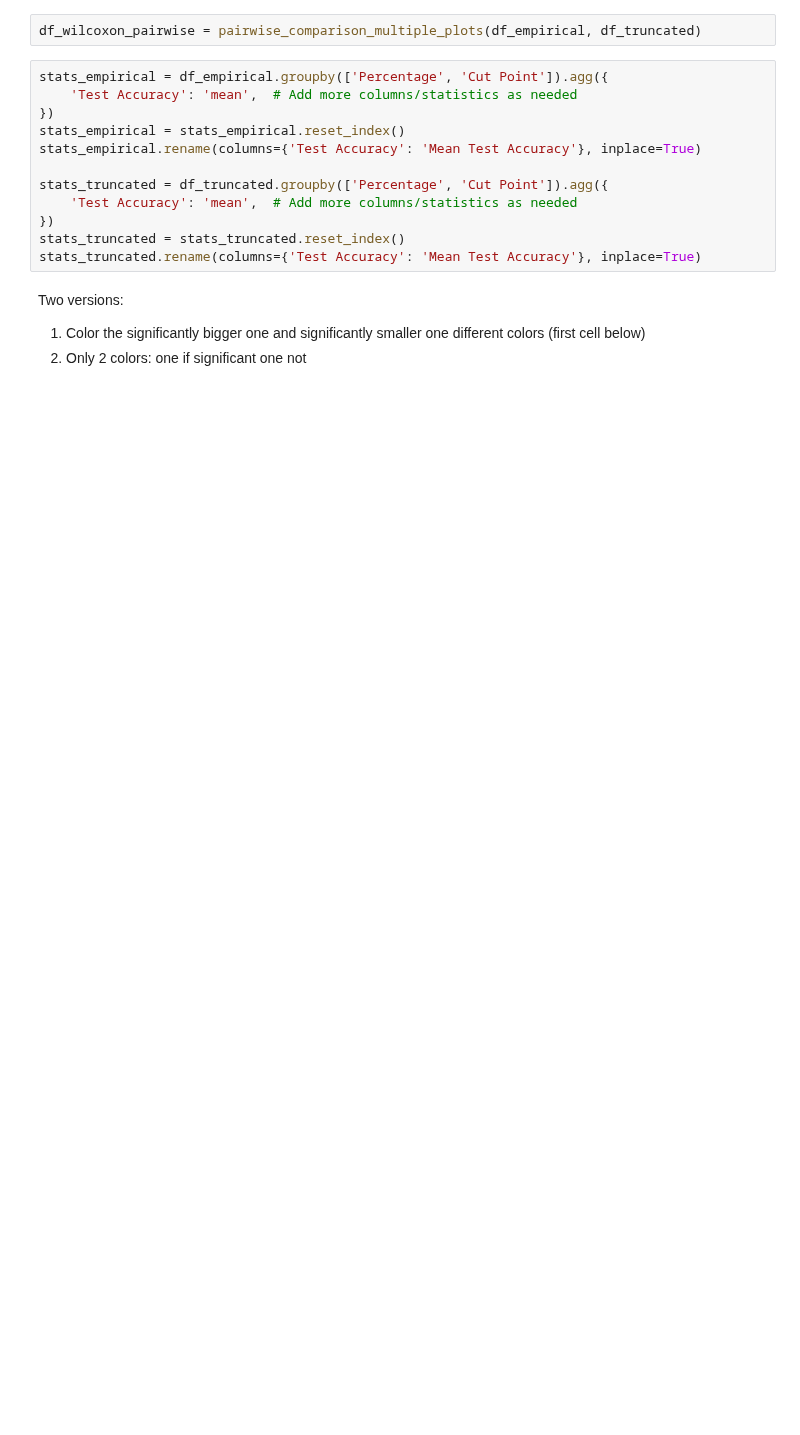
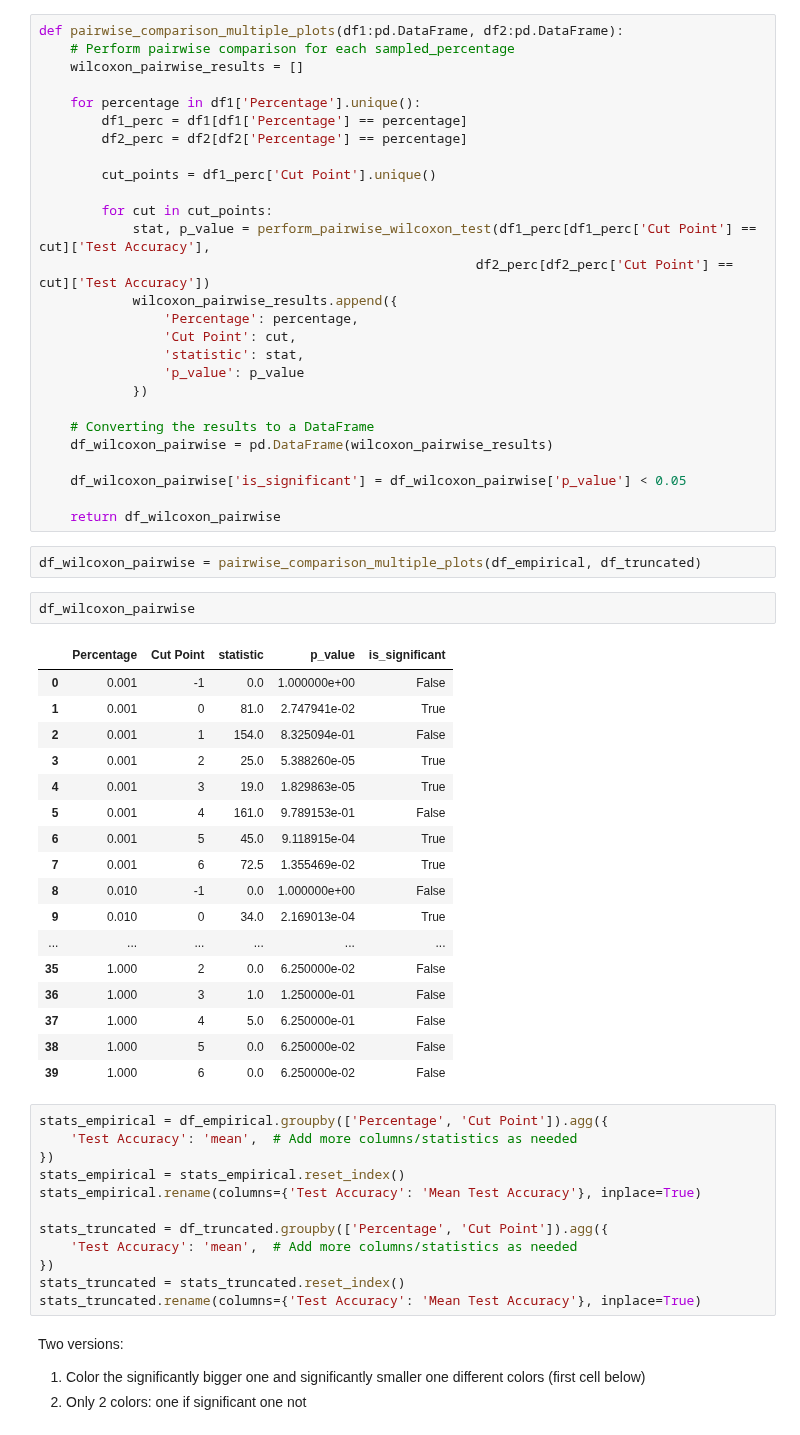
Before and after one commit to tusharmanekar/mp-tl-study, a Jupyter notebook: CIFAR/visualizations.ipynb, the cells around one changed output. Cells and saved outputs as stored; diff of their text form; blank space fills up the shorter version.

```diff
--- a/CIFAR/visualizations.ipynb
+++ b/CIFAR/visualizations.ipynb
@@ -122,5 +157,52 @@ heatmap(df, params, figsize=(10,7))
+# %%
+def pairwise_comparison_multiple_plots(df1:pd.DataFrame, df2:pd.DataFrame):
+    # Perform pairwise comparison for each sampled_percentage
+    wilcoxon_pairwise_results = []
+
+    for percentage in df1['Percentage'].unique():
+        df1_perc = df1[df1['Percentage'] == percentage]
+        df2_perc = df2[df2['Percentage'] == percentage]
+
+        cut_points = df1_perc['Cut Point'].unique()
+
+        for cut in cut_points:
+            stat, p_value = perform_pairwise_wilcoxon_test(df1_perc[df1_perc['Cut Point'] == cut]['Test Accuracy'],
+                                                        df2_perc[df2_perc['Cut Point'] == cut]['Test Accuracy'])
+            wilcoxon_pairwise_results.append({
+                'Percentage': percentage,
+                'Cut Point': cut,
+                'statistic': stat,
+                'p_value': p_value
+            })
+
+    # Converting the results to a DataFrame
+    df_wilcoxon_pairwise = pd.DataFrame(wilcoxon_pairwise_results)
+
+    df_wilcoxon_pairwise['is_significant'] = df_wilcoxon_pairwise['p_value'] < 0.05
+
+    return df_wilcoxon_pairwise
 # %%
 df_wilcoxon_pairwise = pairwise_comparison_multiple_plots(df_empirical, df_truncated)
+# %%
+df_wilcoxon_pairwise
+# %% [output]
+|  | Percentage | Cut Point | statistic | p_value | is_significant |
+| 0 | 0.001 | -1 | 0.0 | 1.000000e+00 | False |
+| 1 | 0.001 | 0 | 81.0 | 2.747941e-02 | True |
+| 2 | 0.001 | 1 | 154.0 | 8.325094e-01 | False |
+| 3 | 0.001 | 2 | 25.0 | 5.388260e-05 | True |
+| 4 | 0.001 | 3 | 19.0 | 1.829863e-05 | True |
+| 5 | 0.001 | 4 | 161.0 | 9.789153e-01 | False |
+| 6 | 0.001 | 5 | 45.0 | 9.118915e-04 | True |
+| 7 | 0.001 | 6 | 72.5 | 1.355469e-02 | True |
+| 8 | 0.010 | -1 | 0.0 | 1.000000e+00 | False |
+| 9 | 0.010 | 0 | 34.0 | 2.169013e-04 | True |
+| ... | ... | ... | ... | ... | ... |
+| 35 | 1.000 | 2 | 0.0 | 6.250000e-02 | False |
+| 36 | 1.000 | 3 | 1.0 | 1.250000e-01 | False |
+| 37 | 1.000 | 4 | 5.0 | 6.250000e-01 | False |
+| 38 | 1.000 | 5 | 0.0 | 6.250000e-02 | False |
+| 39 | 1.000 | 6 | 0.0 | 6.250000e-02 | False |
 # %%
 stats_empirical = df_empirical.groupby(['Percentage', 'Cut Point']).agg({
     'Test Accuracy': 'mean',  # Add more columns/statistics as needed
```
Also changed, not shown: parts of 10 cells of this notebook, 1 other file.
